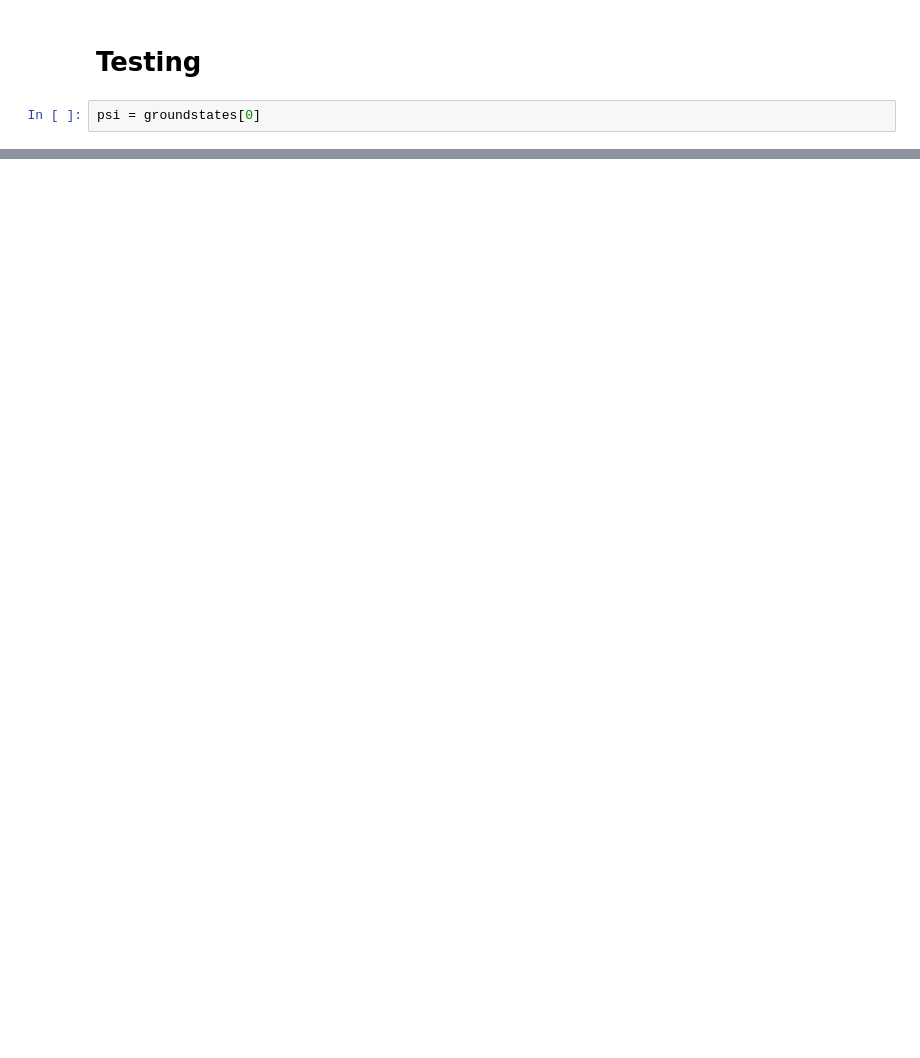
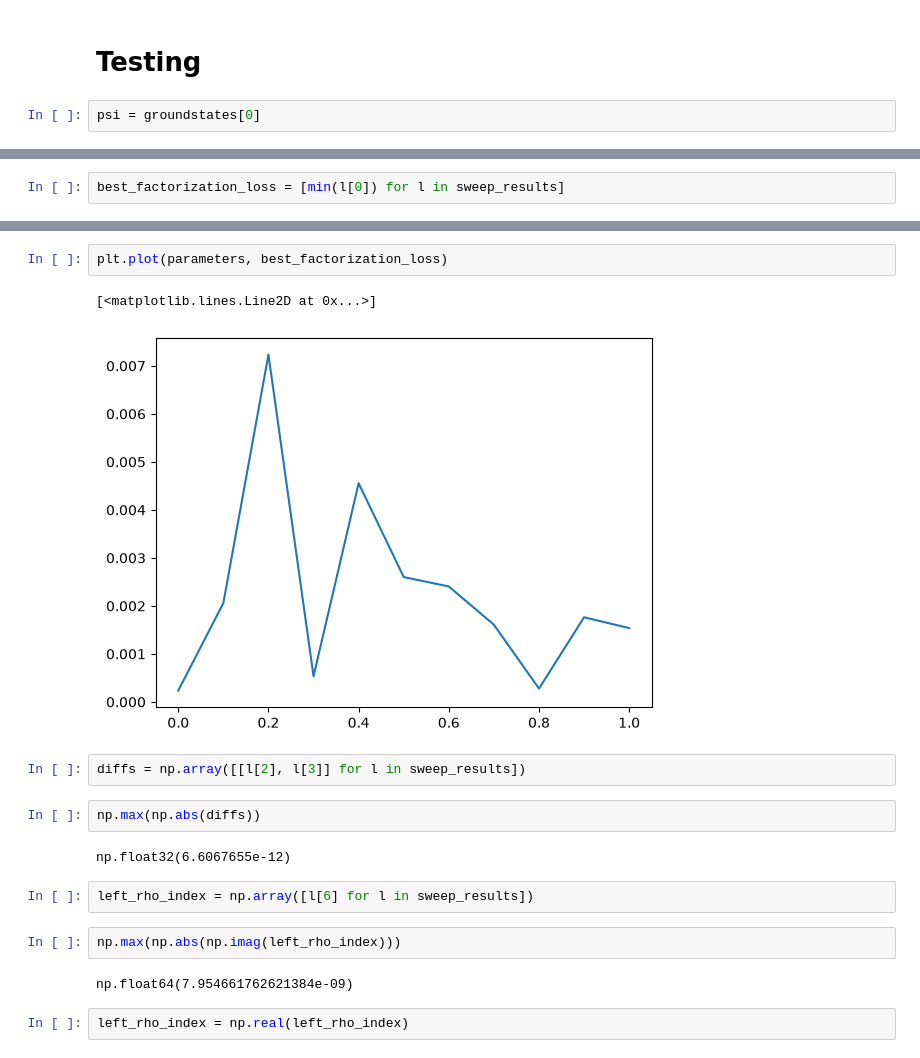
Before and after one commit to kieran-cooney/spt_numerical_classificiation, a Jupyter notebook: code/time_reversal_symmetries/truncating_reduced_density_matrices/zxz_y_tensor_network_factorization_sweep.ipynb, the cells around one changed output, grey strips where cells are left out. Drawn from its saved outputs; the diff is of its cells as text; blank space fills up the shorter version.

```diff
--- a/code/time_reversal_symmetries/truncating_reduced_density_matrices/zxz_y_tensor_network_factorization_sweep.ipynb
+++ b/code/time_reversal_symmetries/truncating_reduced_density_matrices/zxz_y_tensor_network_factorization_sweep.ipynb
@@ -715,0 +723,2 @@ out_2
+# %%
+best_factorization_loss = [min(l[0]) for l in sweep_results]
@@ -715,0 +739,19 @@ out_2
+# %%
+plt.plot(parameters, best_factorization_loss)
+# %% [output]
+[<matplotlib.lines.Line2D at 0x...>]
+[figure, added]
+# %%
+diffs = np.array([[l[2], l[3]] for l in sweep_results])
+# %%
+np.max(np.abs(diffs))
+# %% [output]
+np.float32(6.6067655e-12)
+# %%
+left_rho_index = np.array([l[6] for l in sweep_results])
+# %%
+np.max(np.abs(np.imag(left_rho_index)))
+# %% [output]
+np.float64(7.954661762621384e-09)
+# %%
+left_rho_index = np.real(left_rho_index)
```
Also changed, not shown: parts of 39 cells of this notebook.
